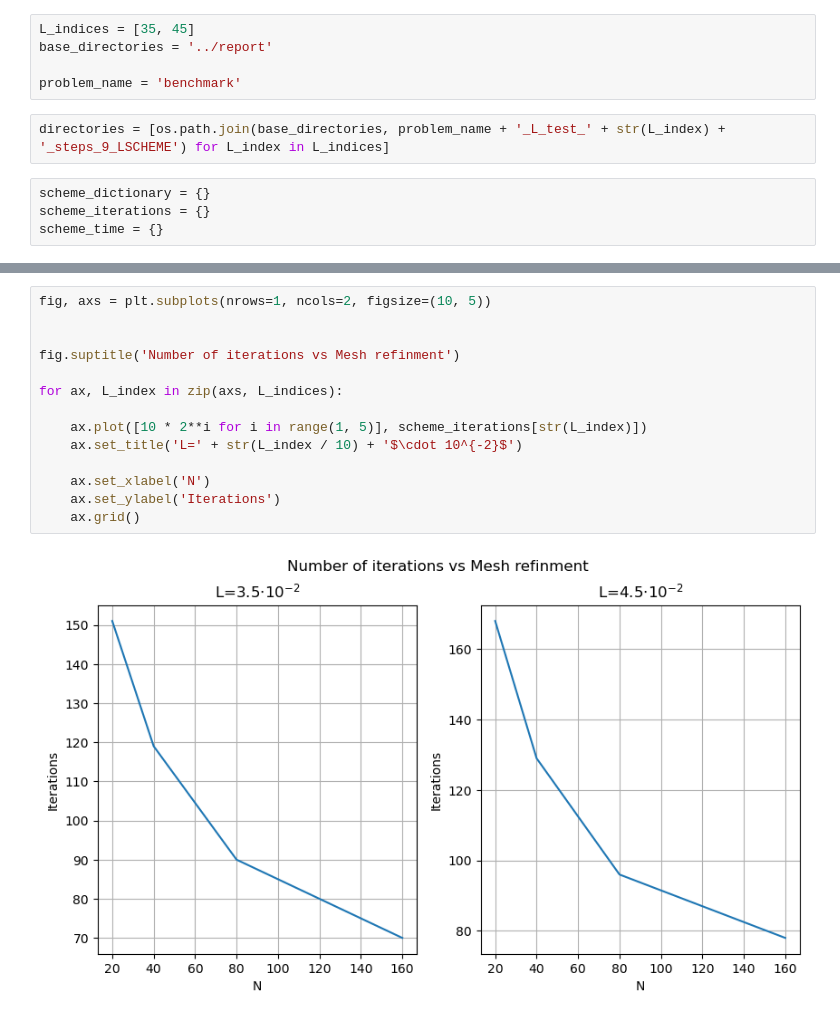
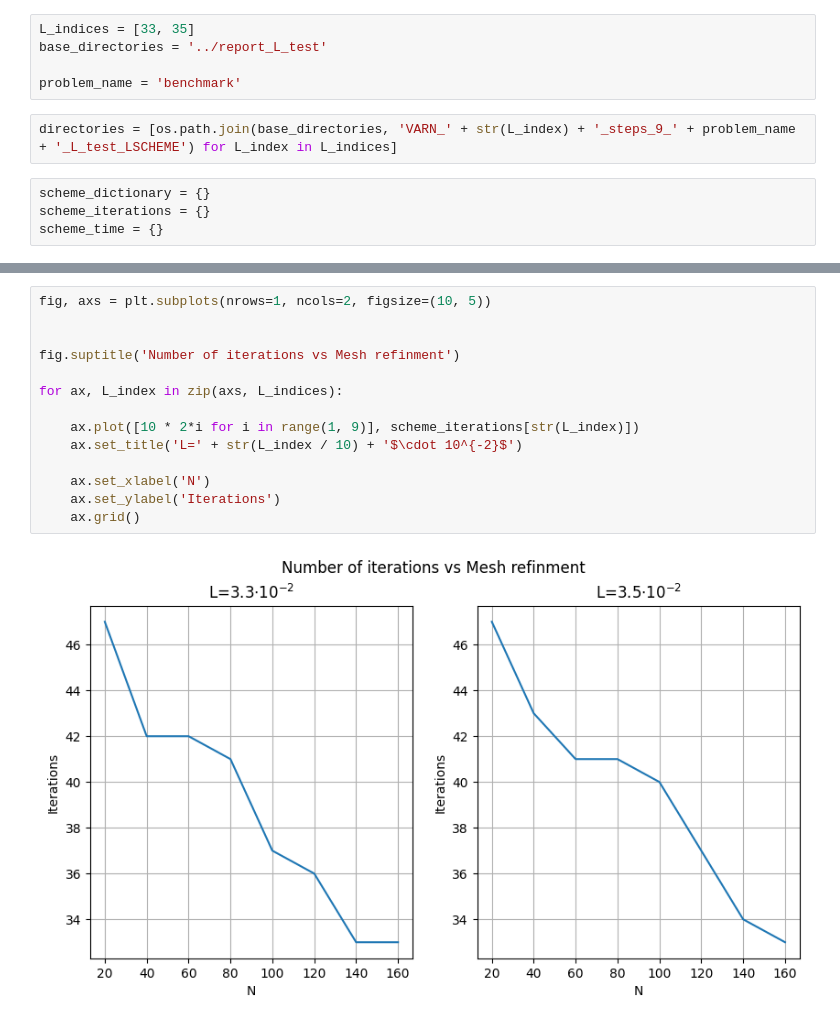
Before and after one commit to compgeo-mox/richards, a Jupyter notebook: plotters/L_scheme_N_comparison.ipynb, the cells around one changed output, grey strips where cells are left out. Drawn from its saved outputs; the diff is of its cells as text.

```diff
--- a/plotters/L_scheme_N_comparison.ipynb
+++ b/plotters/L_scheme_N_comparison.ipynb
@@ -2,12 +2,12 @@
 import matplotlib.pyplot as plt
 import csv, glob, os
 # %%
-L_indices = [35, 45]
-base_directories = '../report'
+L_indices = [33, 35]
+base_directories = '../report_L_test'
 
 problem_name = 'benchmark'
 # %%
-directories = [os.path.join(base_directories, problem_name + '_L_test_' + str(L_index) + '_steps_9_LSCHEME') for L_index in L_indices]
+directories = [os.path.join(base_directories, 'VARN_' + str(L_index) + '_steps_9_' + problem_name + '_L_test_LSCHEME') for L_index in L_indices]
 # %%
 scheme_dictionary = {}
 scheme_iterations = {}
@@ -58,16 +66,16 @@ File ../report/benchmark_L_test_45_steps_9_LSCHEME/160_benchmark_L_test_LSCHEME_
 # %%
 fig, axs = plt.subplots(nrows=1, ncols=2, figsize=(10, 5))
 
 
 fig.suptitle('Number of iterations vs Mesh refinment')
 
 for ax, L_index in zip(axs, L_indices):
 
-    ax.plot([10 * 2**i for i in range(1, 5)], scheme_iterations[str(L_index)])
+    ax.plot([10 * 2*i for i in range(1, 9)], scheme_iterations[str(L_index)])
     ax.set_title('L=' + str(L_index / 10) + '$\cdot 10^{-2}$')
 
     ax.set_xlabel('N')
     ax.set_ylabel('Iterations')
     ax.grid()
 # %% [output]
-[figure, old version]
+[figure, new version]
```
Also changed, not shown: parts of 2 cells of this notebook, 3 other files.
